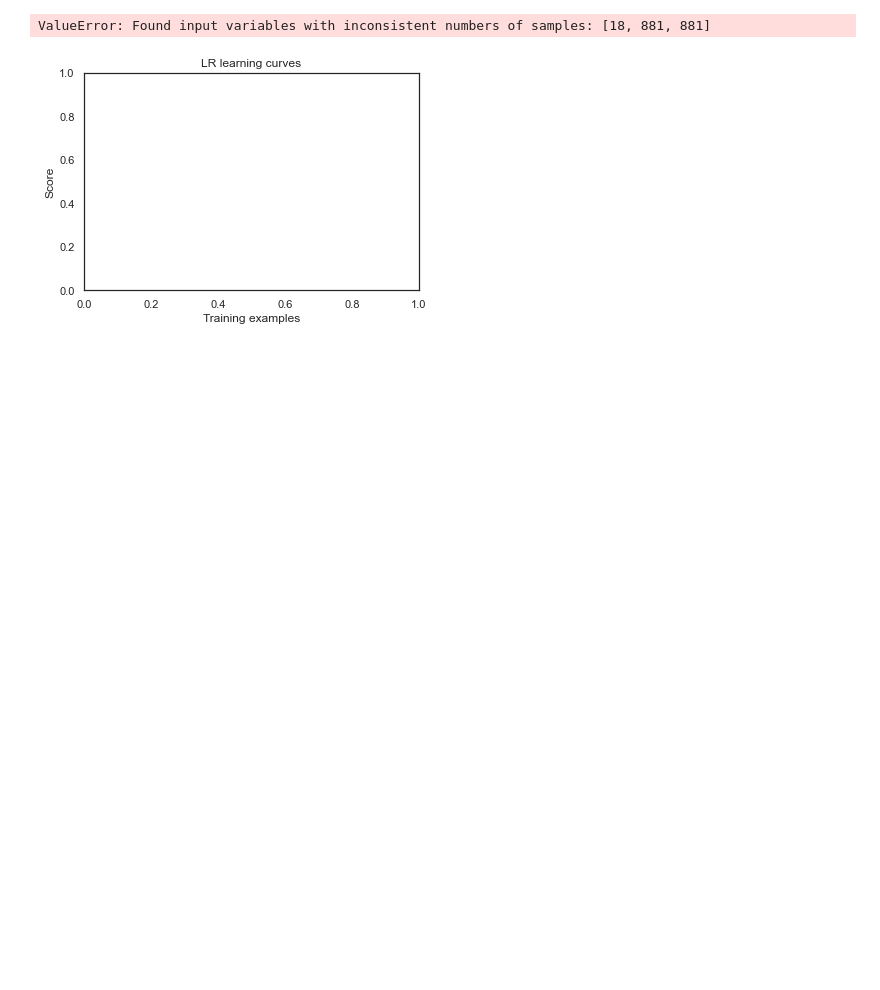
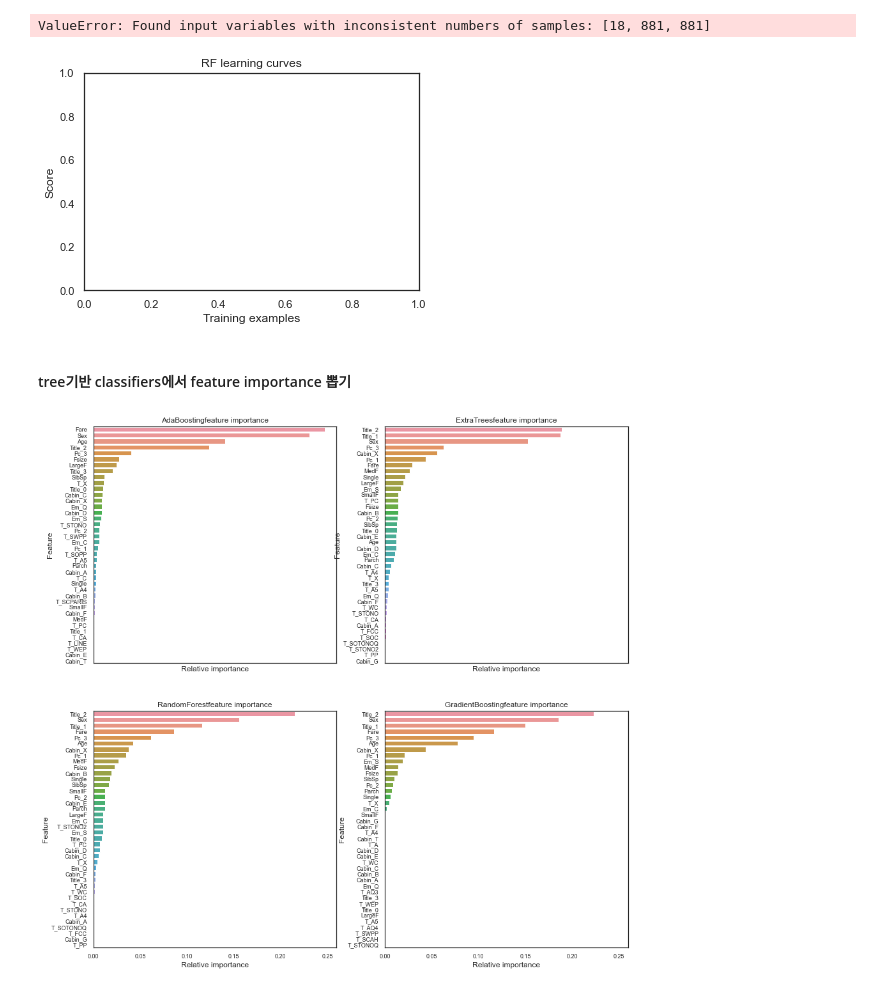
Before and after one commit to codingKYU/Deep-Learning, a Jupyter notebook: kaggle/Titanic/Titanic(3).ipynb, the cells around one changed output. Cells and saved outputs as stored; diff of their text form; code cells hidden in the pictures; blank space fills up the shorter version.

```diff
--- a/kaggle/Titanic/Titanic(3).ipynb
+++ b/kaggle/Titanic/Titanic(3).ipynb
@@ -603,0 +643,11 @@ g = g.set_title('Cross validation scores')
+# %%
+RFC = RandomForestClassifier()
+
+rf_param_grid = {"max_depth" : [None], "max_features" : [1,3,10],"min_samples_split":[2,3,10],"min_samples_leaf":[1,3,10],"bootstrap":[False],"n_estimators":[100,300],"criterion":["gini"]}
+
+gsRFC = GridSearchCV(RFC,param_grid = rf_param_grid, cv=kfold,scoring = "accuracy", n_jobs = 4, verbose = 1)
+
+gsRFC.fit(X_train,Y_train)
+RFC_best = gsRFC.best_estimator_
+
+gsRFC.best_score_
@@ -603,0 +662,8 @@ g = g.set_title('Cross validation scores')
+# %%
+SVMC = SVC(probability = True)
+svc_param_grid = {'kernel':['rbf'],'gamma':[0.001,0.01,0.1,1],'C':[1,10,50,100,200,300,1000]}
+gsSVMC = GridSearchCV(SVMC,param_grid = svc_param_grid,cv=kfold,scoring = "accuracy", n_jobs = 4, verbose = 1)
+gsSVMC.fit(X_train,Y_train)
+SVMC_best = gsSVMC.best_estimator_
+
+gsSVMC.best_score_
@@ -665,8 +738,11 @@ def plot_learning_curve(estimator, title, X, y, ylim = None, cv=None, n_jobs = -
     plt.legend(loc = 'best')
     return plt
 
-g = plot_learning_curve(gsLR.best_estimator_ ,'LR learning curves', X_train,Y_train,cv = kfold)
+g = plot_learning_curve(gsRFC.best_estimator_ , 'RF learning curves', X_train,Y_train,cv = kfold)
 g = plot_learning_curve(gsGBC.best_estimator_ , 'GBC learning curves', X_train,Y_train,cv = kfold)
+g = plot_learning_curve(gsExtC.best_estimator_ , 'ETL learning curves', X_train,Y_train,cv = kfold)
+g = plot_learning_curve(gsSVMC.best_estimator_ , 'SVMC learning curves', X_train,Y_train,cv = kfold)
+g = plot_learning_curve(gsadaDTC.best_estimator_ , 'adaDTC learning curves', X_train,Y_train,cv = kfold)
 # %% [output]
 1      1
 2      1
@@ -682,3 +758,23 @@ Name: Survived, Length: 881, dtype: int32 as keyword args. From version 0.25 pas
   warnings.warn("Pass {} as keyword args. From version 0.25 "
 ValueError: Found input variables with inconsistent numbers of samples: [18, 881, 881]
 [figure]
+# %% [markdown]
+#### tree기반 classifiers에서 feature importance 뽑기
+# %%
+nrows = ncols = 2
+fig, axes = plt.subplots(nrows = nrows, ncols = ncols, sharex = 'all', figsize = (15,15))
+names_classifiers = [("AdaBoosting", ada_best),("ExtraTrees",ExtC_best),("RandomForest",RFC_best),("GradientBoosting",GBC_best)]
+nclassifier = 0
+for row in range(nrows):
+    for col in range(ncols):
+        name = names_classifiers[nclassifier][0]
+        classifier = names_classifiers[nclassifier][1]
+        indices = np.argsort(classifier.feature_importances_)[::-1][:40]  #argsort : 값이 작은순서대로 index값을 반환해줌
+        g = sns.barplot(y = X_train.columns[indices][:40],x=classifier.feature_importances_[indices][:40], orient = 'h', ax = axes[row][col])
+        g.set_xlabel("Relative importance",fontsize =12)
+        g.set_ylabel("Feature",fontsize = 12)
+        g.tick_params(labelsize = 9)
+        g.set_title(name + "feature importance")
+        nclassifier += 1
+# %% [output]
+[figure, added]
```
Also changed, not shown: parts of 14 cells of this notebook.
